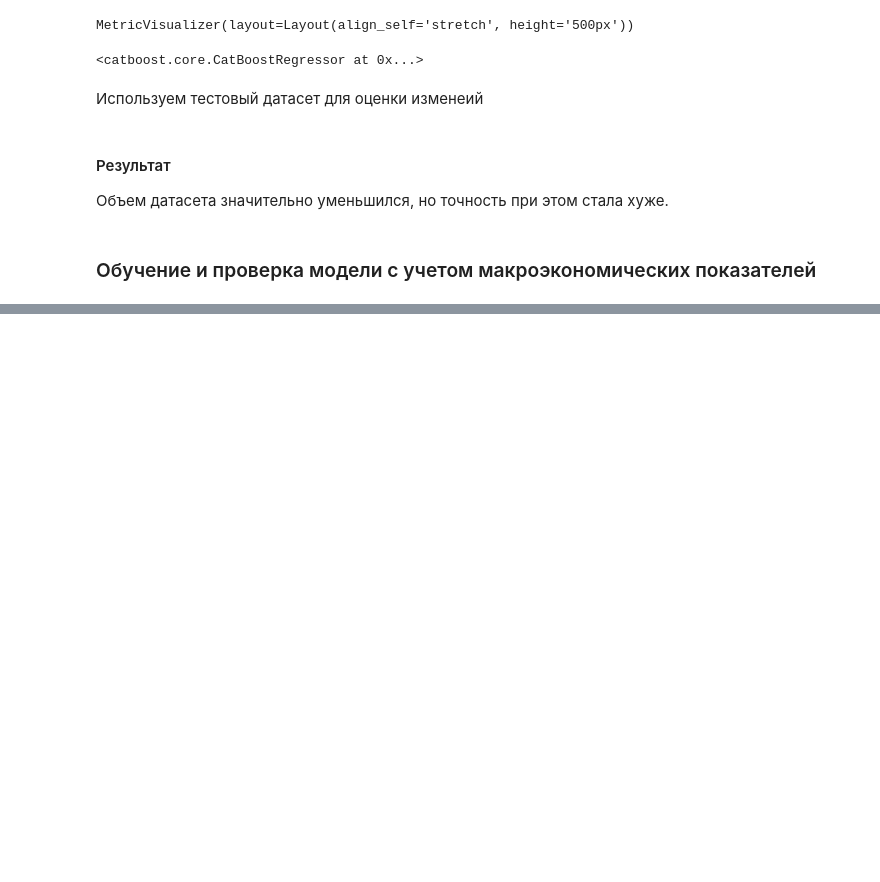
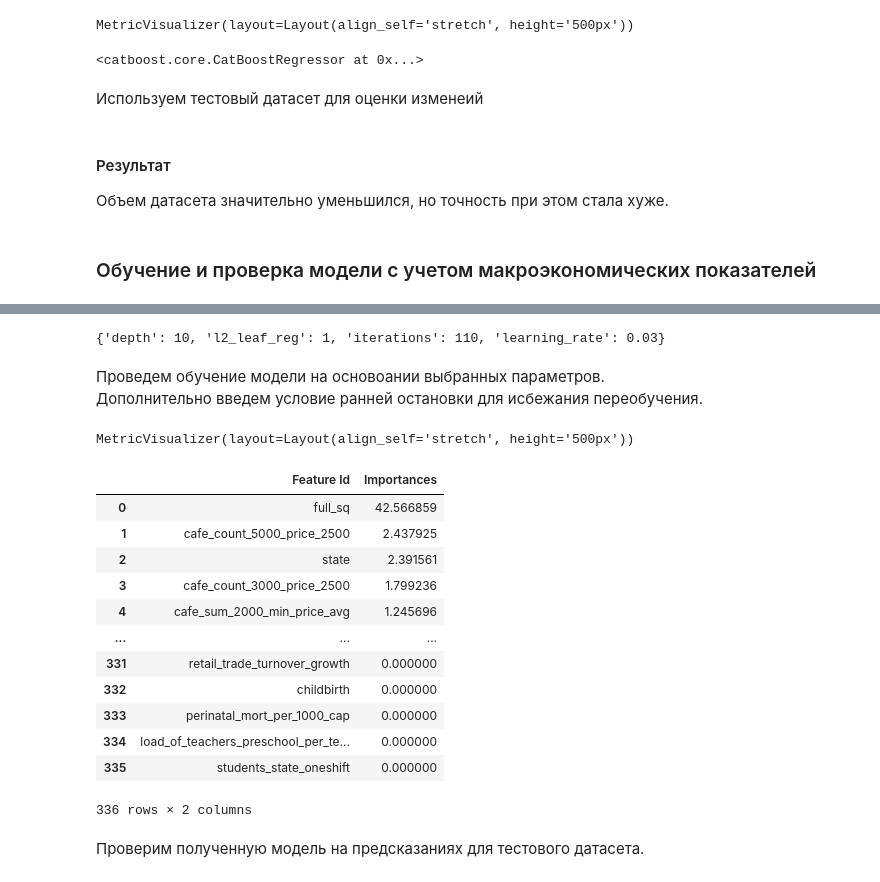
Before and after one commit to fandom170/GB_Final, a Jupyter notebook: refining_of_model_and_dataset.ipynb, the cells around one changed output, grey strips where cells are left out. Cells and saved outputs as stored; diff of their text form; code cells hidden in the pictures; blank space fills up the shorter version.

```diff
--- a/refining_of_model_and_dataset.ipynb
+++ b/refining_of_model_and_dataset.ipynb
@@ -368,0 +433,2 @@ result.to_csv('submission.csv')
+# %%
+cat_features = object_columns + discrete_columns
@@ -368,0 +445,2 @@ result.to_csv('submission.csv')
+# %%
+X_train, X_valid, y_train, y_valid = train_test_split(X_merged, y, test_size = 0.33, random_state = 33)
@@ -368,0 +455,2 @@ result.to_csv('submission.csv')
+# %%
+model_cb_merged = catboost.CatBoostRegressor(cat_features = cat_features)
@@ -368,0 +481,8 @@ result.to_csv('submission.csv')
+# %%
+best_params = best_model['params']
+best_params
+# %% [output]
+{'depth': 10, 'l2_leaf_reg': 1, 'iterations': 110, 'learning_rate': 0.03}
+# %% [markdown]
+Проведем обучение модели на основоании выбранных параметров.
+Дополнительно введем условие ранней остановки для исбежания переобучения.
@@ -368,0 +496,26 @@ result.to_csv('submission.csv')
+# %%
+cb_model_with_best_params = model_cb_merged.fit(X_train,
+                                               y_train,
+                                               eval_set=(X_valid, y_valid),
+                                               verbose=False,
+                                               plot=True)
+# %% [output]
+MetricVisualizer(layout=Layout(align_self='stretch', height='500px'))
+# %%
+cb_model_with_best_params.get_feature_importance(prettified=True)
+# %% [output]
+|  | Feature Id | Importances |
+| 0 | full_sq | 42.566859 |
+| 1 | cafe_count_5000_price_2500 | 2.437925 |
+| 2 | state | 2.391561 |
+| 3 | cafe_count_3000_price_2500 | 1.799236 |
+| 4 | cafe_sum_2000_min_price_avg | 1.245696 |
+| ... | ... | ... |
+| 331 | retail_trade_turnover_growth | 0.000000 |
+| 332 | childbirth | 0.000000 |
+| 333 | perinatal_mort_per_1000_cap | 0.000000 |
+| 334 | load_of_teachers_preschool_per_te... | 0.000000 |
+| 335 | students_state_oneshift | 0.000000 |
+336 rows × 2 columns
+# %% [markdown]
+Проверим полученную модель на предсказаниях для тестового датасета.
```
Also changed, not shown: parts of 36 cells of this notebook, 2 other files.
